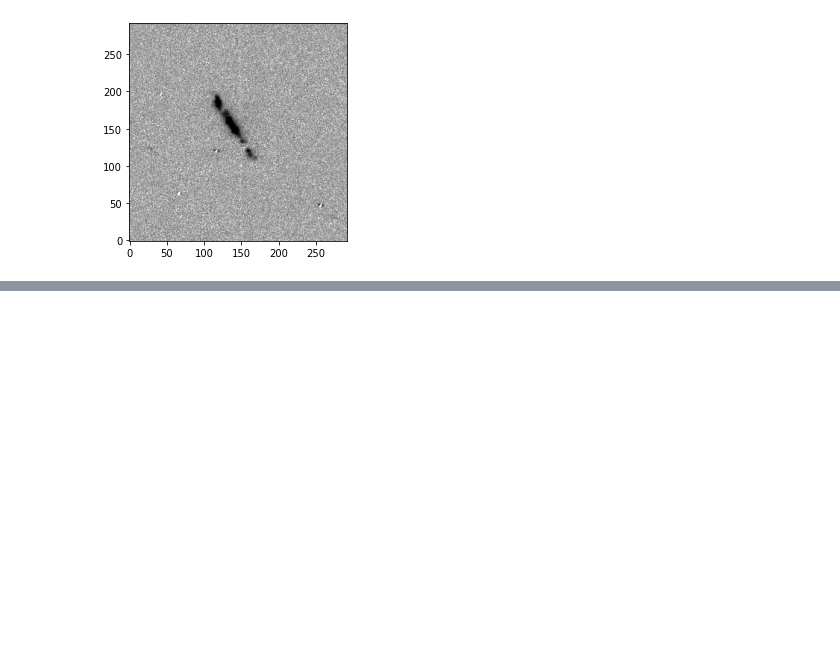
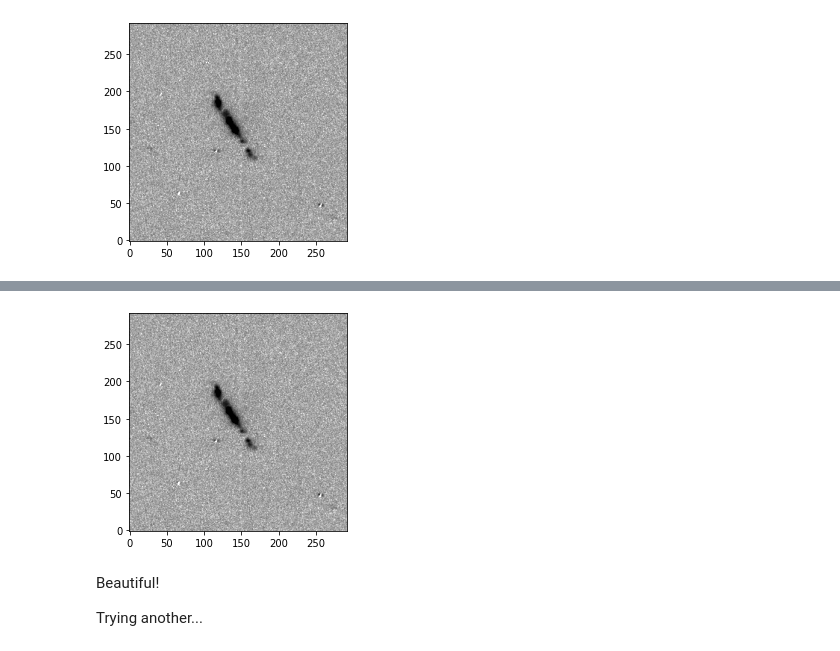
Before and after one commit to rfinn/HalphaImaging, a Jupyter notebook: notebooks/BOK-mosaic-alignment.ipynb, the cells around one changed output, grey strips where cells are left out. Drawn from its saved outputs; the diff is of its cells as text; code cells hidden in the pictures; blank space fills up the shorter version.

Commit message:
trying to resolve alignment issue with BOK

```diff
--- a/notebooks/BOK-mosaic-alignment.ipynb
+++ b/notebooks/BOK-mosaic-alignment.ipynb
@@ -809,0 +824,29 @@ display_image(testsub)
+# %%
+rfile = '/media/rfinn/hdata2/BOK-alignment-test/draco-rebuilt-coadds-2024Jun28/VF-172.650+35.671-BOK-20210417-VFID2484-r.fits'#-shifted.fits'
+rdat1 = fits.getdata(rfile)
+
+
+
+# subtracting the two shifted r-band images
+# try full images
+hfile = '/media/rfinn/hdata2/BOK-alignment-test/draco-rebuilt-coadds-2024Jun28/VF-172.650+35.671-BOK-20210417-VFID2484-Ha4.fits'
+hdat1 = fits.getdata(hfile)
+
+
+
+xc = 3755
+yc = 3764
+dx = 292
+dy = 292
+
+plt.figure()
+testsub = hdat1[yc-dy//2:yc+dy//2,xc-dx//2:xc+dx//2] - 0.0608*rdat1[yc-dy//2:yc+dy//2,xc-dx//2:xc+dx//2]
+display_image(testsub)
+
+#fits.writeto('virgo-coadds-cont.fits')
+# %% [output]
+[figure, added]
+# %% [markdown]
+Beautiful!
+
+Trying another...
```
Also changed, not shown: parts of 10 cells of this notebook, 2 other files.
